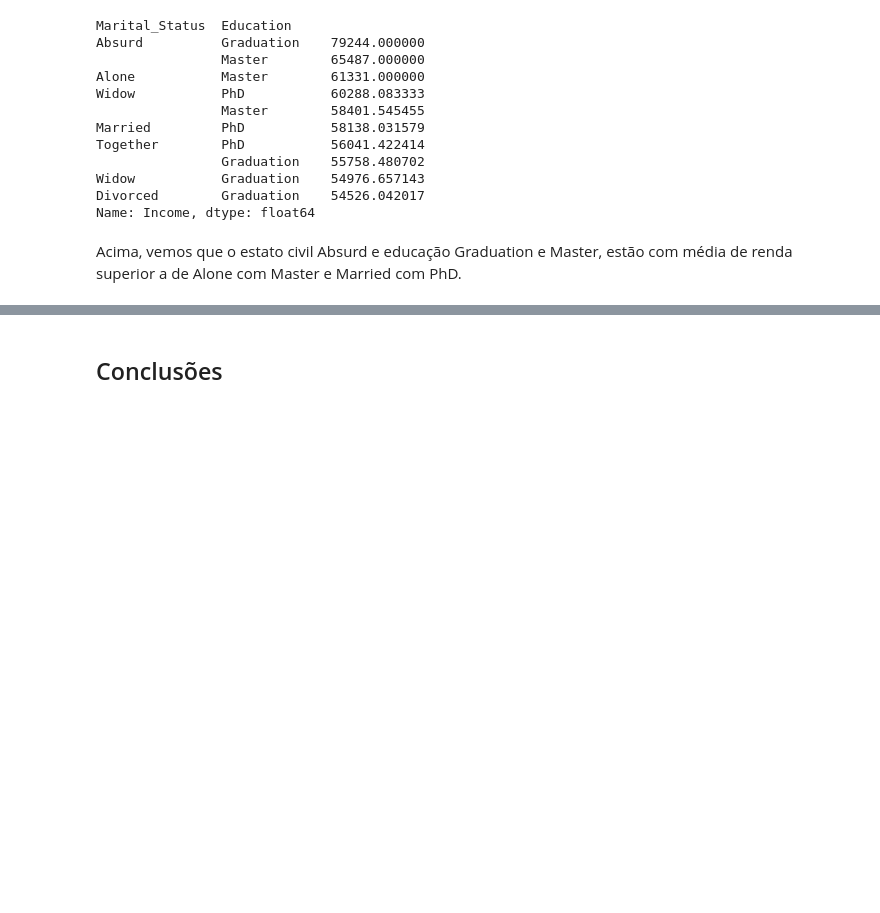
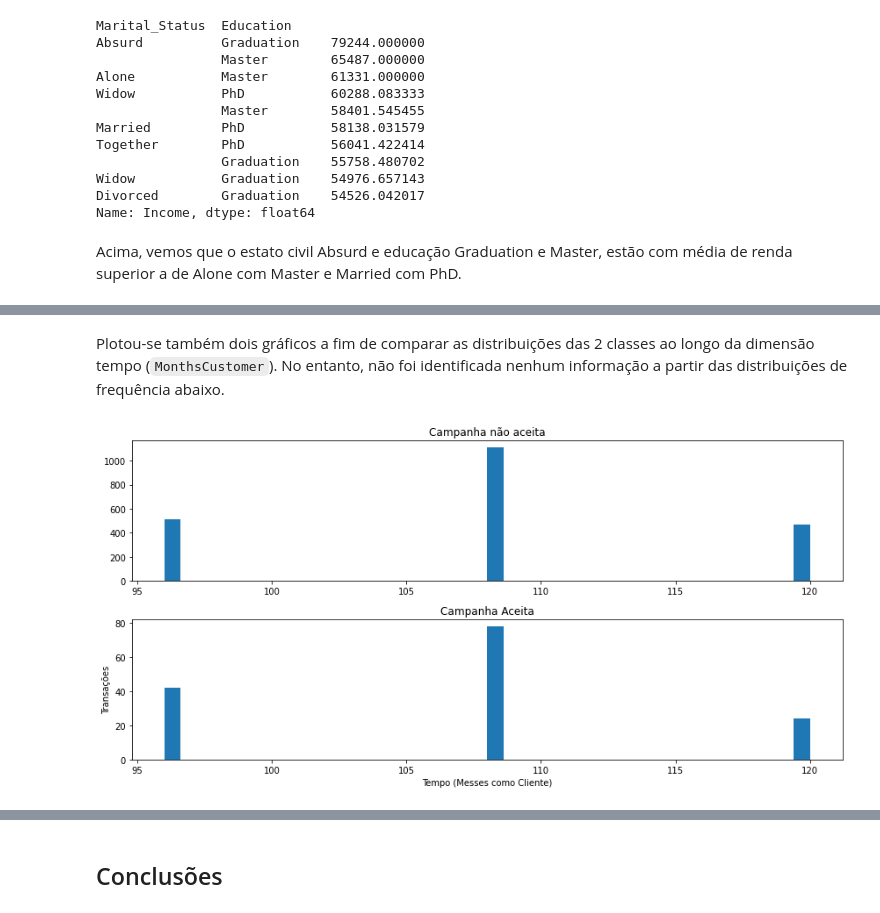
Before and after one commit to rodrigoreisbr-tech/data_science, a Jupyter notebook: Analisando_os_Dados_do_IFood.ipynb, the cells around one changed output, grey strips where cells are left out. Drawn from its saved outputs; the diff is of its cells as text; code cells hidden in the pictures; blank space fills up the shorter version.

```diff
--- a/Analisando_os_Dados_do_IFood.ipynb
+++ b/Analisando_os_Dados_do_IFood.ipynb
@@ -556,0 +470,18 @@ ValueError: ignored
+# %% [markdown]
+Plotou-se também dois gráficos a fim de comparar as distribuições das 2 classes ao longo da dimensão tempo (`MonthsCustomer`). No entanto, não foi identificada nenhum informação a partir das distribuições de frequência abaixo.
+# %%
+fig, ax = plt.subplots(nrows=2, ncols=1, figsize=(12,6))
+
+num_bins = 40
+
+ax[0].hist(df.MonthsCustomer[df.AcceptedCmp1 == 0], bins=num_bins)
+ax[0].set_title('Campanha não aceita')
+
+ax[1].hist(df.MonthsCustomer[df.AcceptedCmp1 == 1], bins=num_bins)
+ax[1].set_title('Campanha Aceita')
+
+plt.xlabel('Tempo (Messes como Cliente)')
+plt.ylabel('Transações')
+plt.tight_layout()
+# %% [output]
+[figure, added]
```
Also changed, not shown: parts of 27 cells of this notebook.
